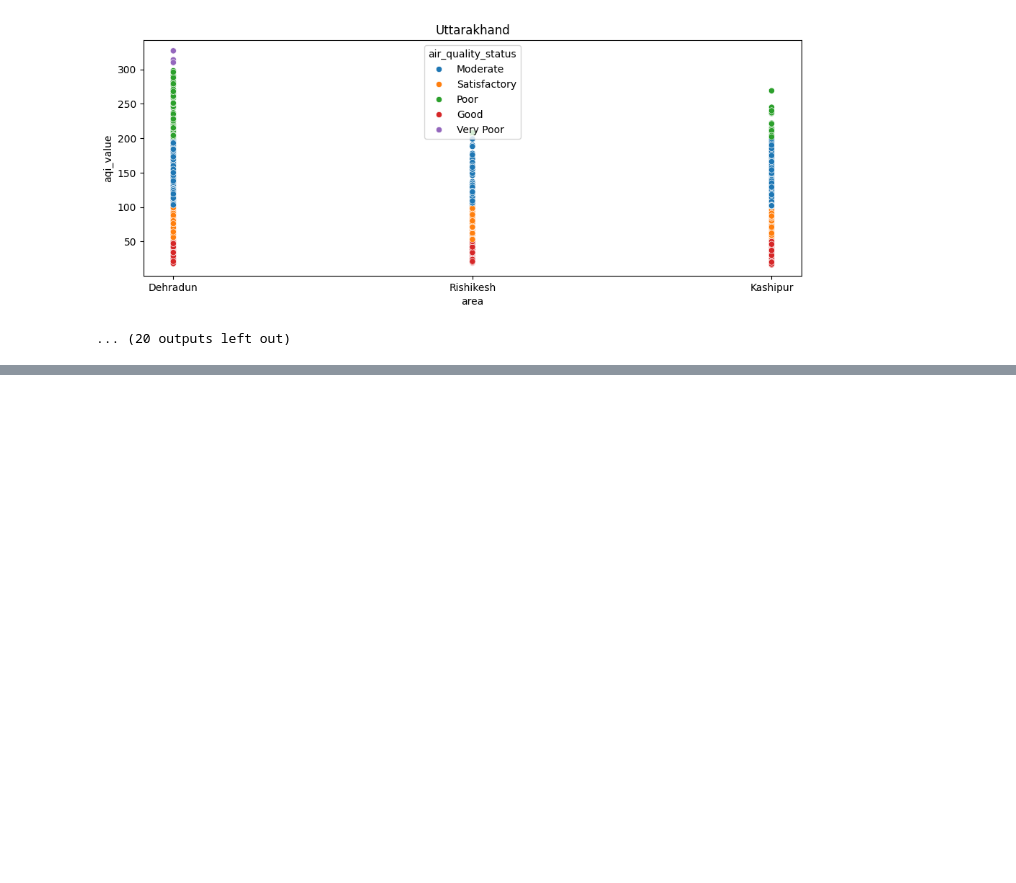
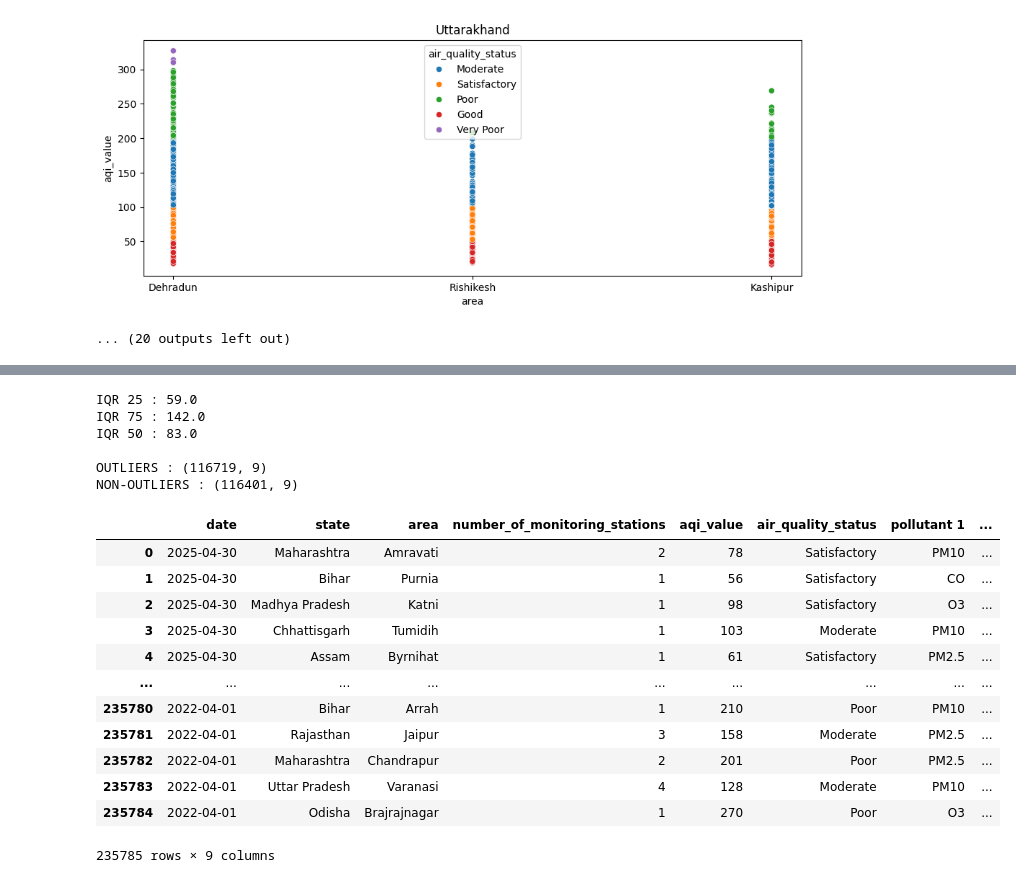
Before and after one commit to pradhans369/Python_and_Data_Science, a Jupyter notebook: 0 ML practice/17 indian cities AQI.ipynb, the cells around one changed output, grey strips where cells are left out. Cells and saved outputs as stored; diff of their text form; code cells hidden in the pictures; blank space fills up the shorter version.

```diff
--- a/0 ML practice/17 indian cities AQI.ipynb
+++ b/0 ML practice/17 indian cities AQI.ipynb
@@ -299,0 +397,21 @@ for i in states:
+# %%
+iqr_25 = df['aqi_value'].quantile(0.25)
+iqr_75 = df['aqi_value'].quantile(0.75)
+
+iqr_50 = iqr_75 - iqr_25
+
+print(f"IQR 25 : {iqr_25}")
+print(f"IQR 75 : {iqr_75}")
+print(f"IQR 50 : {iqr_50}")
+outliers = df[(df['aqi_value'] > iqr_75) | (df['aqi_value'] < iqr_25)]
+non_outliers = df[(df['aqi_value'] < iqr_75) & (df['aqi_value'] > iqr_25)]
+
+print(f"\nOUTLIERS : {outliers.shape}")
+print(f"NON-OUTLIERS : {non_outliers.shape}")
+# %% [output]
+IQR 25 : 59.0
+IQR 75 : 142.0
+IQR 50 : 83.0
+
+OUTLIERS : (116719, 9)
+NON-OUTLIERS : (116401, 9)
@@ -299,0 +484,16 @@ for i in states:
+# %%
+df
+# %% [output]
+|  | date | state | area | number_of_monitoring_stations | aqi_value | air_quality_status | pollutant 1 | ... |
+| 0 | 2025-04-30 | Maharashtra | Amravati | 2 | 78 | Satisfactory | PM10 | ... |
+| 1 | 2025-04-30 | Bihar | Purnia | 1 | 56 | Satisfactory | CO | ... |
+| 2 | 2025-04-30 | Madhya Pradesh | Katni | 1 | 98 | Satisfactory | O3 | ... |
+| 3 | 2025-04-30 | Chhattisgarh | Tumidih | 1 | 103 | Moderate | PM10 | ... |
+| 4 | 2025-04-30 | Assam | Byrnihat | 1 | 61 | Satisfactory | PM2.5 | ... |
+| ... | ... | ... | ... | ... | ... | ... | ... | ... |
+| 235780 | 2022-04-01 | Bihar | Arrah | 1 | 210 | Poor | PM10 | ... |
+| 235781 | 2022-04-01 | Rajasthan | Jaipur | 3 | 158 | Moderate | PM2.5 | ... |
+| 235782 | 2022-04-01 | Maharashtra | Chandrapur | 2 | 201 | Poor | PM2.5 | ... |
+| 235783 | 2022-04-01 | Uttar Pradesh | Varanasi | 4 | 128 | Moderate | PM10 | ... |
+| 235784 | 2022-04-01 | Odisha | Brajrajnagar | 1 | 270 | Poor | O3 | ... |
+235785 rows × 9 columns
```
Also changed, not shown: parts of 8 cells of this notebook, 2 other files.
